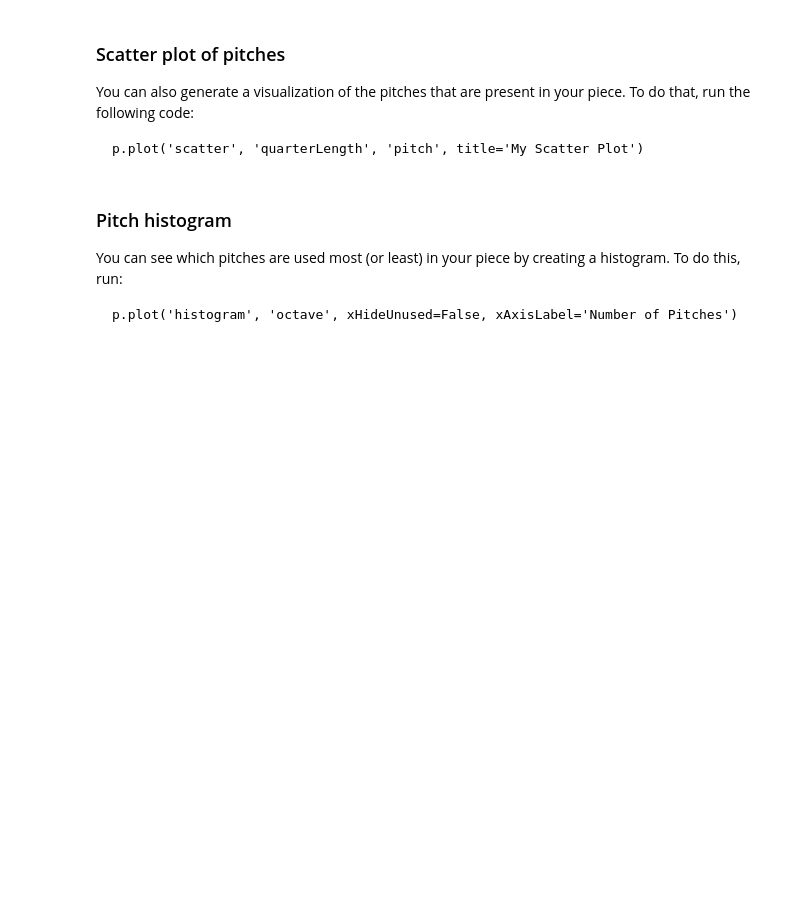
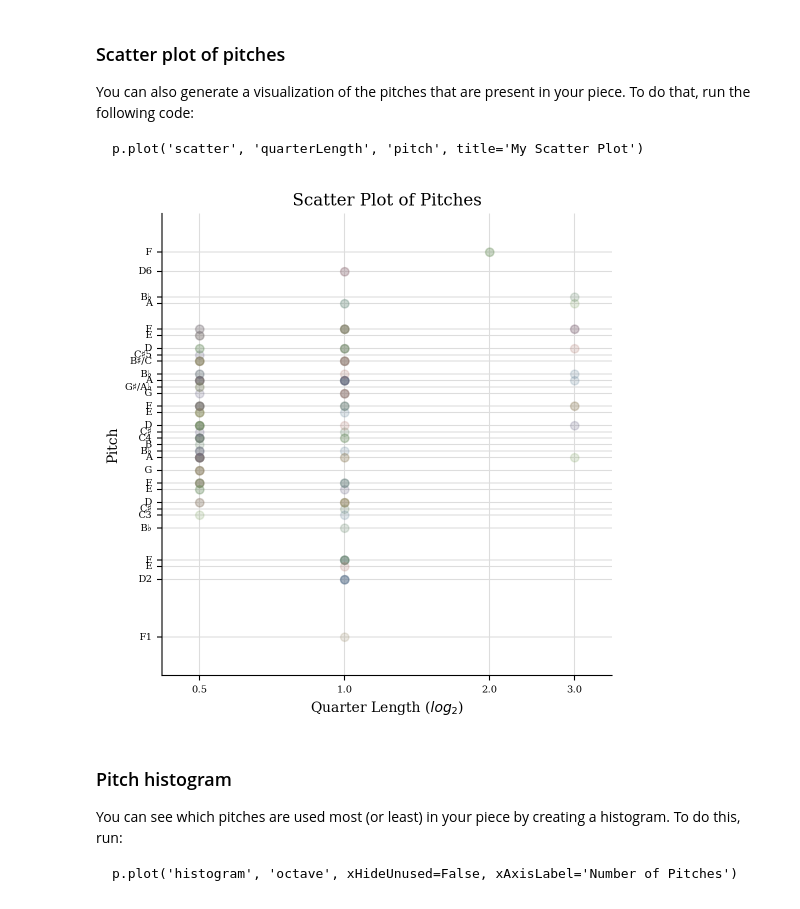
Before and after one commit to LegoUnicorn/MCA-2023-fork, a Jupyter notebook: Intro to music21.ipynb, the cells around one changed output. Saved outputs shown, nothing was run; the diff lists cells and outputs as text; code cells hidden in the pictures; blank space fills up the shorter version.

```diff
--- a/Intro to music21.ipynb
+++ b/Intro to music21.ipynb
@@ -90,6 +150,10 @@ If you would like to use this or any other visualization in your report, all you
 You can also generate a visualization of the pitches that are present in your piece. To do that, run the following code:
 
     p.plot('scatter', 'quarterLength', 'pitch', title='My Scatter Plot')
+# %%
+p.plot('scatter', 'quarterLength', 'pitch', title='Scatter Plot of Pitches')
+# %% [output]
+[figure, added]
 # %% [markdown]
 ### Pitch histogram
 You can see which pitches are used most (or least) in your piece by creating a histogram. To do this, run:
```
Also changed, not shown: parts of 10 cells of this notebook.
